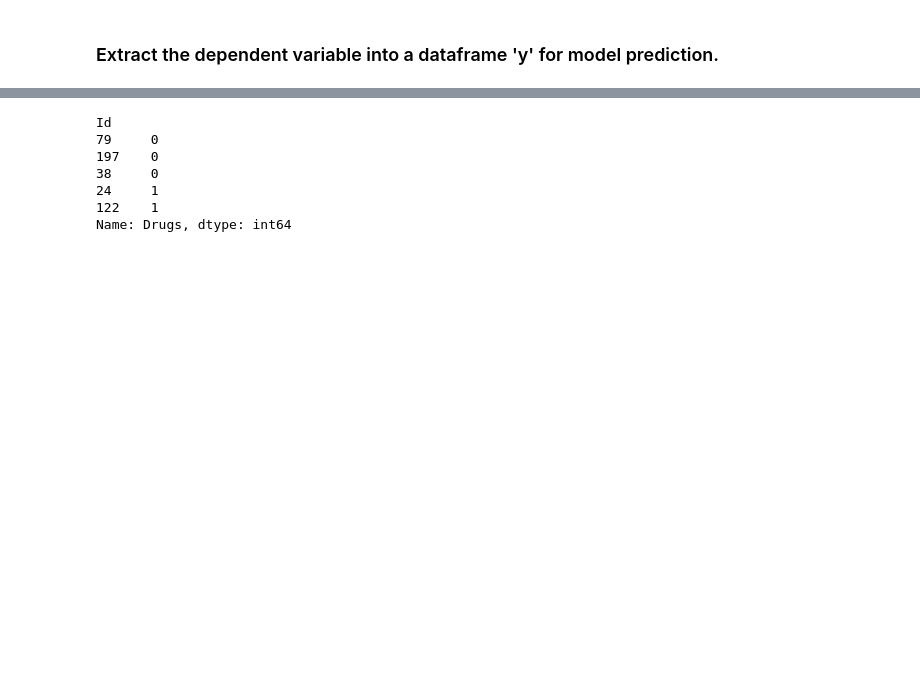
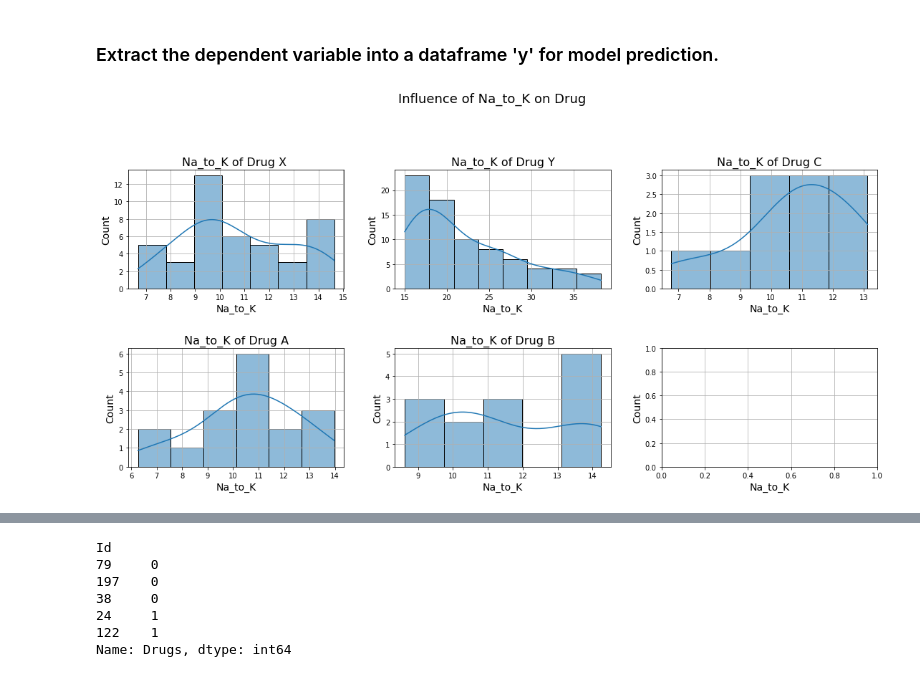
Before and after one commit to vbhaktha13/predictive-modeling-with-Classifiers, a Jupyter notebook: Drug Prediction.ipynb, the cells around one changed output, grey strips where cells are left out. Cells and saved outputs as stored; diff of their text form; code cells hidden in the pictures; blank space fills up the shorter version.

```diff
--- a/Drug Prediction.ipynb
+++ b/Drug Prediction.ipynb
@@ -517,3 +517,37 @@ drug_train.drop(['Drug'],axis=1,inplace=True)
 
 # encoding train labels
 #y = encoder.fit_transform(y)
+# %%
+# Instantiate a figure of size of 20 x 25 inches with 6 subplots
+fig, ax = plt.subplots(nrows=2, ncols=3, figsize=(16, 8))
+
+# Create KDE plots
+sns.histplot(x='Na_to_K', data=drug_train[drug_train['Drugs']==0], ax=ax[0, 0], kde=True)
+sns.histplot(x='Na_to_K', data=drug_train[drug_train['Drugs']==1], ax=ax[0, 1], kde=True)
+sns.histplot(x='Na_to_K', data=drug_train[drug_train['Drugs']==2], ax=ax[0, 2], kde=True)
+sns.histplot(x='Na_to_K', data=drug_train[drug_train['Drugs']==3], ax=ax[1, 0], kde=True)
+sns.histplot(x='Na_to_K', data=drug_train[drug_train['Drugs']==4], ax=ax[1, 1], kde=True)
+
+# Adding some cosmetics - ticks, labels, title, legend and grid.
+ax[0, 0].set_title(label='Na_to_K of Drug X ', fontsize=16)
+ax[0, 1].set_title(label='Na_to_K of Drug Y', fontsize=16)
+ax[0, 2].set_title(label='Na_to_K of Drug C', fontsize=16)
+ax[1, 0].set_title(label='Na_to_K of Drug A', fontsize=16)
+ax[1, 1].set_title(label='Na_to_K of Drug B', fontsize=16)
+
+
+# We have to flatten axes (from (2,3) to (1,6) to apply cosmetics
+ax = ax.flatten()
+for axes in ax:
+  axes.set_ylabel(ylabel='Count', size=14)
+  axes.set_xlabel(xlabel='Na_to_K', size=14)
+  axes.grid(b=True)
+
+# Setting a super title for the plots
+plt.suptitle(t='Influence of Na_to_K on Drug', size=18, y=1.02)
+plt.tight_layout(pad=3)
+
+# Display the figures
+plt.show()
+# %% [output]
+[figure, added]
```
Also changed, not shown: parts of 22 cells of this notebook.
